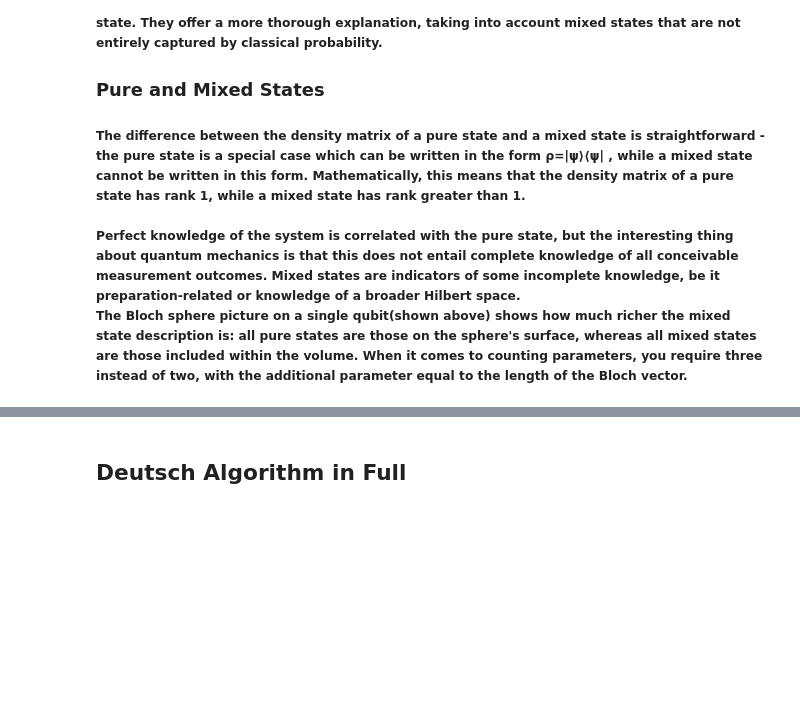
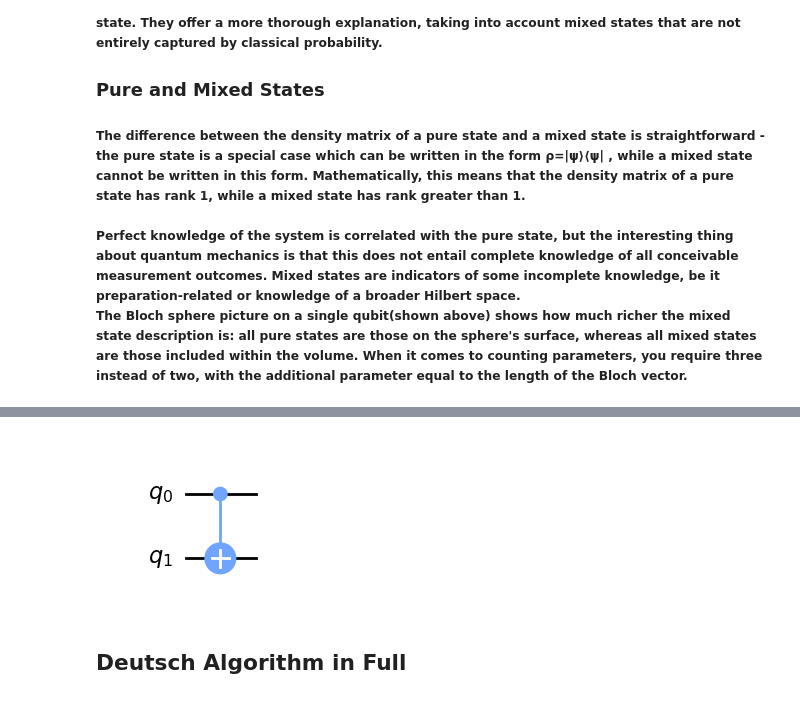
Before and after one commit to PedroFCode/EmergingTechnologies, a Jupyter notebook: project.ipynb, the cells around one changed output, grey strips where cells are left out. Saved outputs shown, nothing was run; the diff lists cells and outputs as text; code cells hidden in the pictures; blank space fills up the shorter version.

```diff
--- a/project.ipynb
+++ b/project.ipynb
@@ -219,3 +275,20 @@ The Bloch sphere picture on a single qubit(shown above) shows how much richer th
+# %%
+# The CNOT gate performs a conditional operation,
+# flipping the second qubit (target) if the first qubit (control) is |1⟩.
+
+from qiskit import QuantumCircuit
+from qiskit.visualization import circuit_drawer
+
+# Create a quantum circuit with 2 qubits
+qc = QuantumCircuit(2)
+
+# Apply a CNOT gate with qubit 0 as control and qubit 1 as target
+qc.cx(0, 1)
+
+# Draw the quantum circuit
+circuit_drawer(qc, output='mpl')
+# %% [output]
+[figure, added]
 # %% [markdown]
 <h2 id="Deutsch-Algorithm-in-Full">Deutsch Algorithm in Full<h2>
 # %%
```
Also changed, not shown: parts of 8 cells of this notebook.
